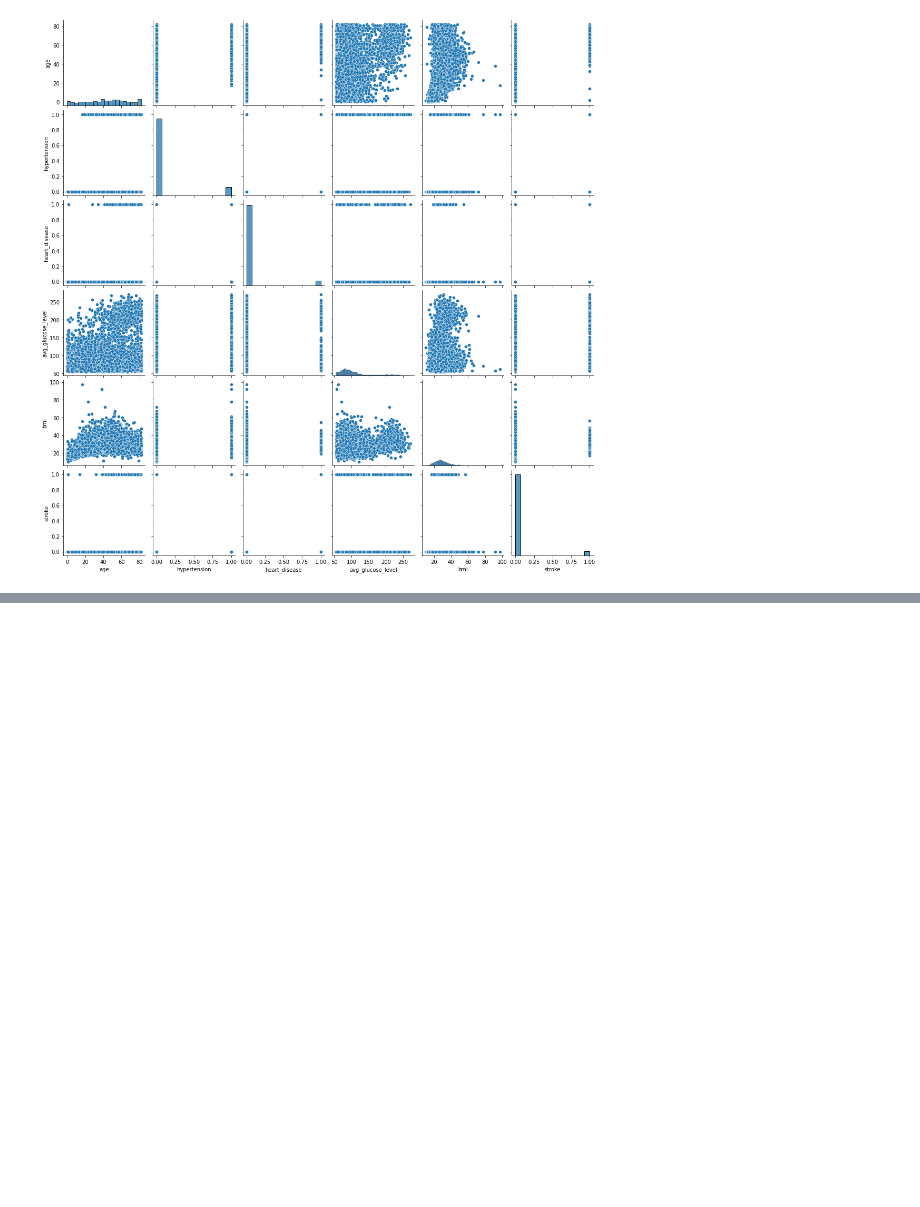
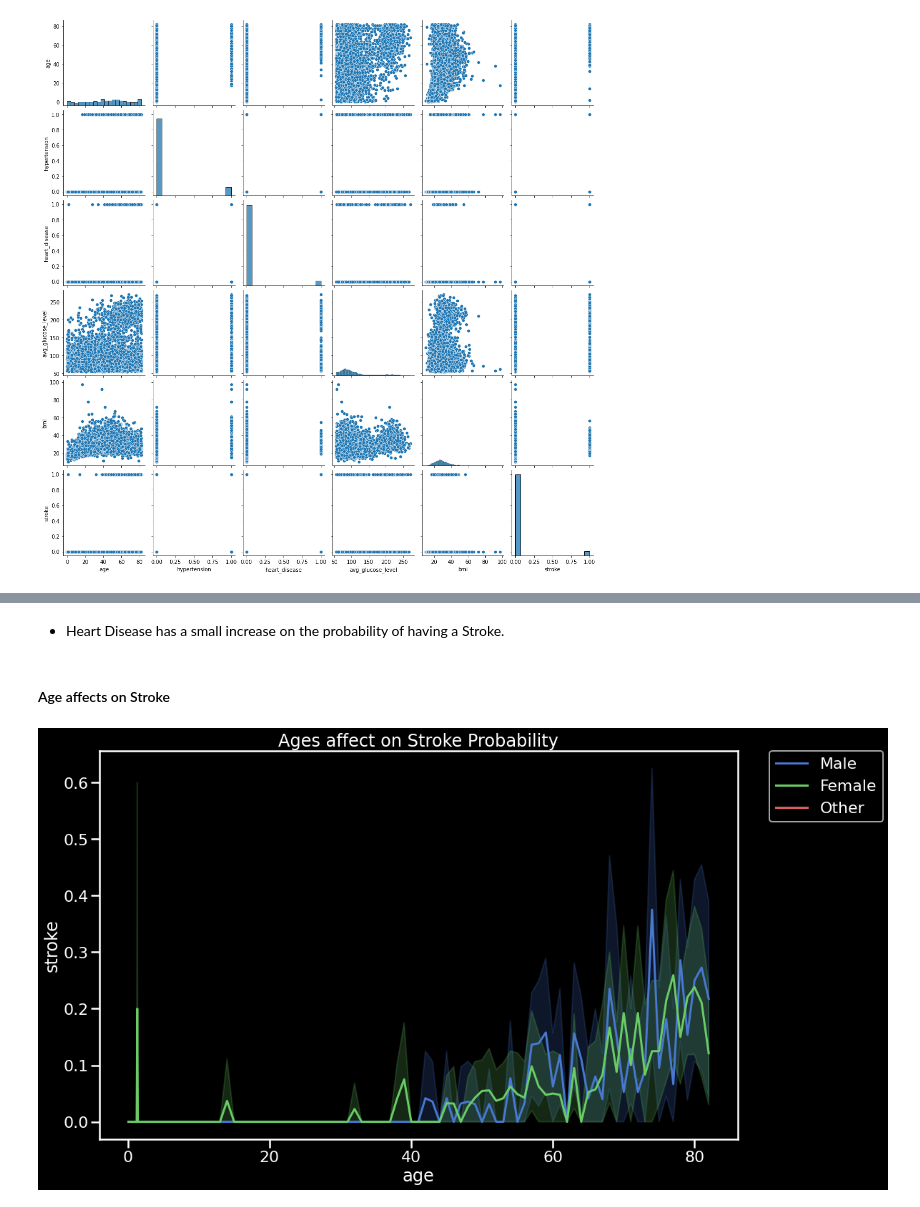
Before and after one commit to Bschreff/Heath-Care-Predictions, a Jupyter notebook: Stroke.ipynb, the cells around one changed output, grey strips where cells are left out. Saved outputs shown, nothing was run; the diff lists cells and outputs as text; code cells hidden in the pictures; blank space fills up the shorter version.

```diff
--- a/Stroke.ipynb
+++ b/Stroke.ipynb
@@ -273,0 +311,12 @@ sns.pairplot(df.iloc[:, [1,2,3,7,8,10]]);
+# %% [markdown]
+  - Heart Disease has a small increase on the probability of having a Stroke.
+# %% [markdown]
+#### Age affects on Stroke
+# %%
+plt.figure(figsize=(16,10))
+sns.lineplot(data = df, y='stroke',x='age', hue = 'gender').set(title = 'Ages affect on Stroke Probability')
+sns.set_context('poster')
+plt.style.use(['dark_background', 'seaborn-muted']);
+plt.legend(bbox_to_anchor=(1.05, 1), loc='upper left', borderaxespad=0);
+# %% [output]
+[figure, added]
```
Also changed, not shown: parts of 19 cells of this notebook.
